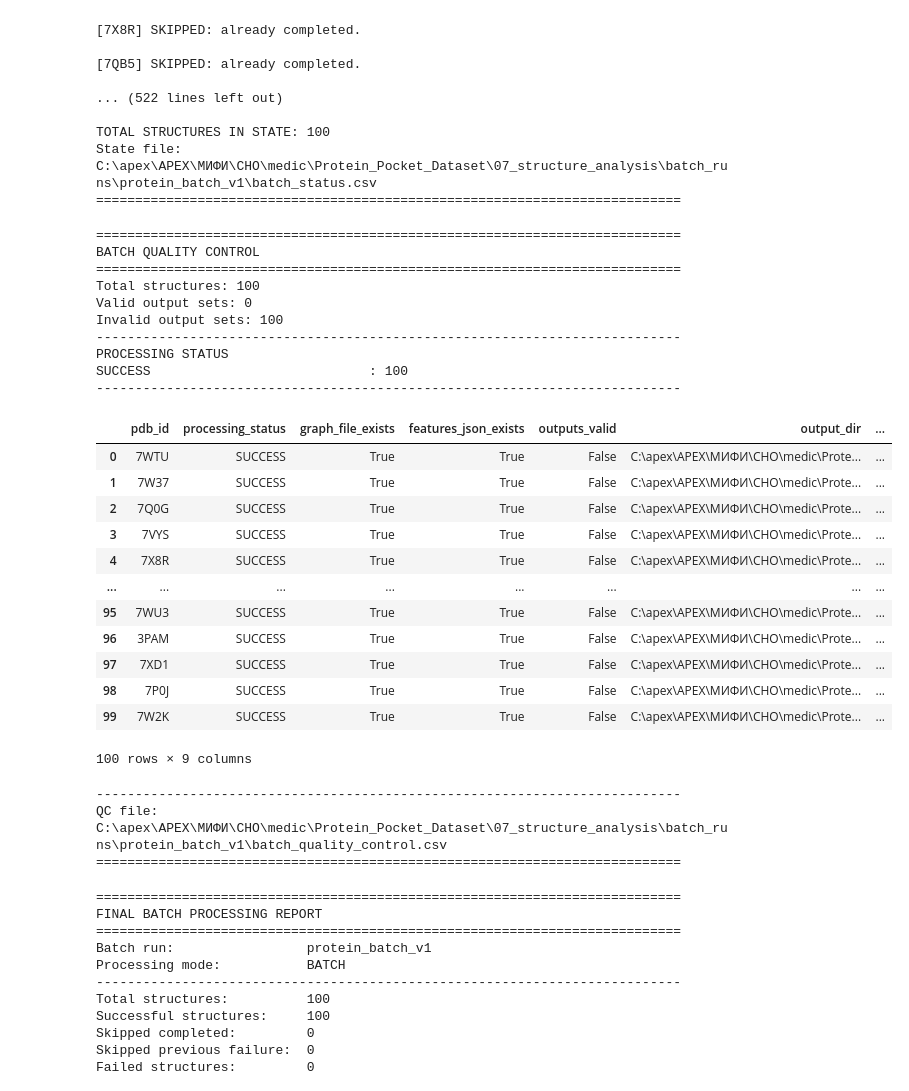
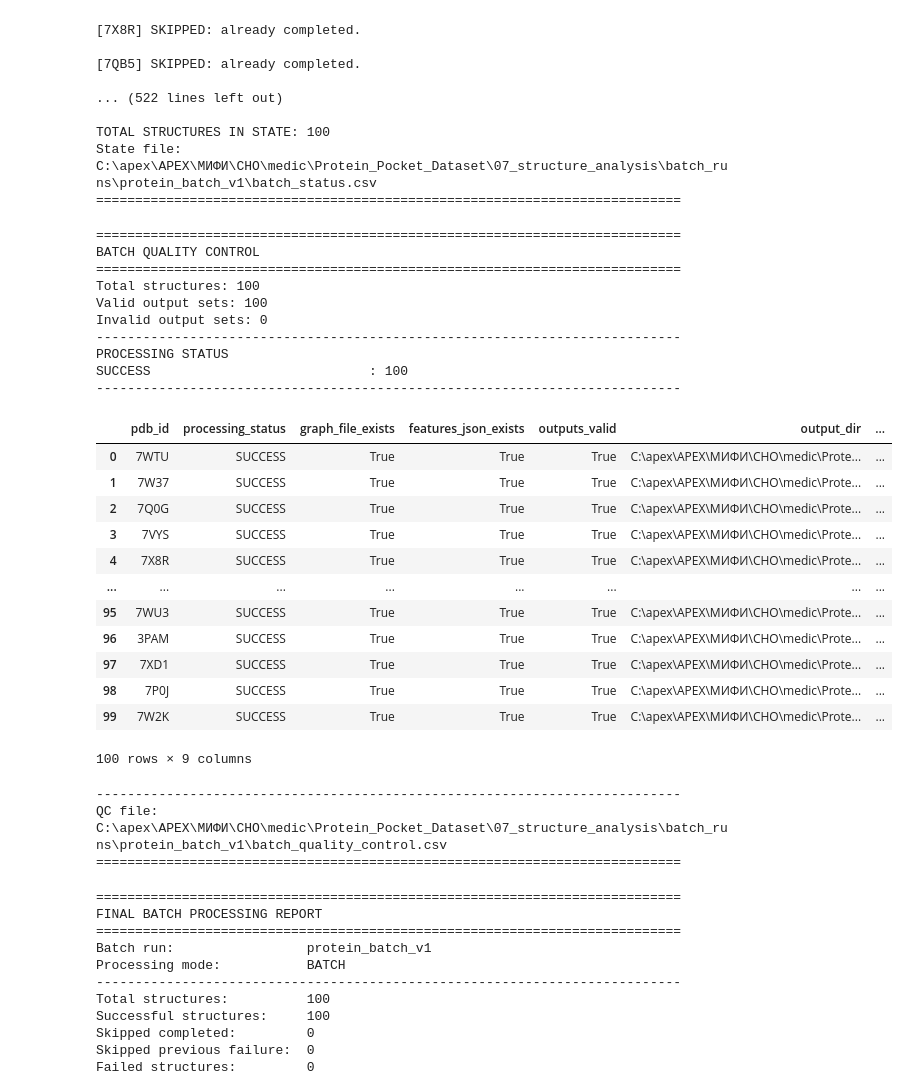
Before and after one commit to Dmitriy1105/CHO_2026, a Jupyter notebook: Batch Protein Processor.ipynb, the cells around one changed output. Drawn from its saved outputs; the diff is of its cells as text; code cells hidden in the pictures.

```diff
--- a/Batch Protein Processor.ipynb
+++ b/Batch Protein Processor.ipynb
@@ -2410,6 +2410,7 @@ TOTAL STRUCTURES IN STATE: 100
 State file: C:\apex\APEX\МИФИ\СНО\medic\Protein_Pocket_Dataset\07_structure_analysis\batch_runs\protein_batch_v1\batch_status.csv
 ===========================================================================
 # %%
+
 # ============================================================
 # CELL 6. BATCH QUALITY CONTROL
 # ============================================================
@@ -2419,6 +2420,12 @@ State file: C:\apex\APEX\МИФИ\СНО\medic\Protein_Pocket_Dataset\07_structu
 # 3. Проверка JSON с признаками белка.
 # 4. Формирование итоговой таблицы качества.
 # 5. Сохранение результатов QC.
+#
+# ВАЖНО:
+# CELL 4 уже проверяет обновление файлов
+# непосредственно после обработки каждой структуры.
+# Здесь повторно проверяем наличие и корректность
+# сохранённых результатов без требования обновления.
 # ============================================================
 
 
@@ -2427,7 +2434,8 @@ qc_records = []
 for pdb_id in PDB_IDS:
 
     output_check = validate_pdb_outputs(
-        pdb_id
+        pdb_id,
+        require_fresh=False
     )
 
     current_status = status_map.get(
@@ -2516,46 +2524,46 @@ print("-" * 75)
 
 print("PROCESSING STATUS")
 
 for status, count in status_counts.items():
 
     print(
         f"{str(status):35s}: {count}"
     )
 
 print("-" * 75)
 
 display(
     df_batch_qc
 )
 
 print("-" * 75)
 
 print("QC file:", QC_CSV)
 
 print("=" * 75)
 # %% [output]
 ===========================================================================
 BATCH QUALITY CONTROL
 ===========================================================================
 Total structures: 100
-Valid output sets: 0
-Invalid output sets: 100
+Valid output sets: 100
+Invalid output sets: 0
 ---------------------------------------------------------------------------
 PROCESSING STATUS
 SUCCESS                            : 100
 ---------------------------------------------------------------------------
 |  | pdb_id | processing_status | graph_file_exists | features_json_exists | outputs_valid | output_dir | ... |
-| 0 | 7WTU | SUCCESS | True | True | False | C:\apex\APEX\МИФИ\СНО\medic\Prote... | ... |
-| 1 | 7W37 | SUCCESS | True | True | False | C:\apex\APEX\МИФИ\СНО\medic\Prote... | ... |
-| 2 | 7Q0G | SUCCESS | True | True | False | C:\apex\APEX\МИФИ\СНО\medic\Prote... | ... |
-| 3 | 7VYS | SUCCESS | True | True | False | C:\apex\APEX\МИФИ\СНО\medic\Prote... | ... |
-| 4 | 7X8R | SUCCESS | True | True | False | C:\apex\APEX\МИФИ\СНО\medic\Prote... | ... |
+| 0 | 7WTU | SUCCESS | True | True | True | C:\apex\APEX\МИФИ\СНО\medic\Prote... | ... |
+| 1 | 7W37 | SUCCESS | True | True | True | C:\apex\APEX\МИФИ\СНО\medic\Prote... | ... |
+| 2 | 7Q0G | SUCCESS | True | True | True | C:\apex\APEX\МИФИ\СНО\medic\Prote... | ... |
+| 3 | 7VYS | SUCCESS | True | True | True | C:\apex\APEX\МИФИ\СНО\medic\Prote... | ... |
+| 4 | 7X8R | SUCCESS | True | True | True | C:\apex\APEX\МИФИ\СНО\medic\Prote... | ... |
 | ... | ... | ... | ... | ... | ... | ... | ... |
-| 95 | 7WU3 | SUCCESS | True | True | False | C:\apex\APEX\МИФИ\СНО\medic\Prote... | ... |
-| 96 | 3PAM | SUCCESS | True | True | False | C:\apex\APEX\МИФИ\СНО\medic\Prote... | ... |
-| 97 | 7XD1 | SUCCESS | True | True | False | C:\apex\APEX\МИФИ\СНО\medic\Prote... | ... |
-| 98 | 7P0J | SUCCESS | True | True | False | C:\apex\APEX\МИФИ\СНО\medic\Prote... | ... |
-| 99 | 7W2K | SUCCESS | True | True | False | C:\apex\APEX\МИФИ\СНО\medic\Prote... | ... |
+| 95 | 7WU3 | SUCCESS | True | True | True | C:\apex\APEX\МИФИ\СНО\medic\Prote... | ... |
+| 96 | 3PAM | SUCCESS | True | True | True | C:\apex\APEX\МИФИ\СНО\medic\Prote... | ... |
+| 97 | 7XD1 | SUCCESS | True | True | True | C:\apex\APEX\МИФИ\СНО\medic\Prote... | ... |
+| 98 | 7P0J | SUCCESS | True | True | True | C:\apex\APEX\МИФИ\СНО\medic\Prote... | ... |
+| 99 | 7W2K | SUCCESS | True | True | True | C:\apex\APEX\МИФИ\СНО\medic\Prote... | ... |
 100 rows × 9 columns
 ---------------------------------------------------------------------------
 QC file: C:\apex\APEX\МИФИ\СНО\medic\Protein_Pocket_Dataset\07_structure_analysis\batch_runs\protein_batch_v1\batch_quality_control.csv
```
Also changed, not shown: parts of 7 cells of this notebook, 1 other file.
